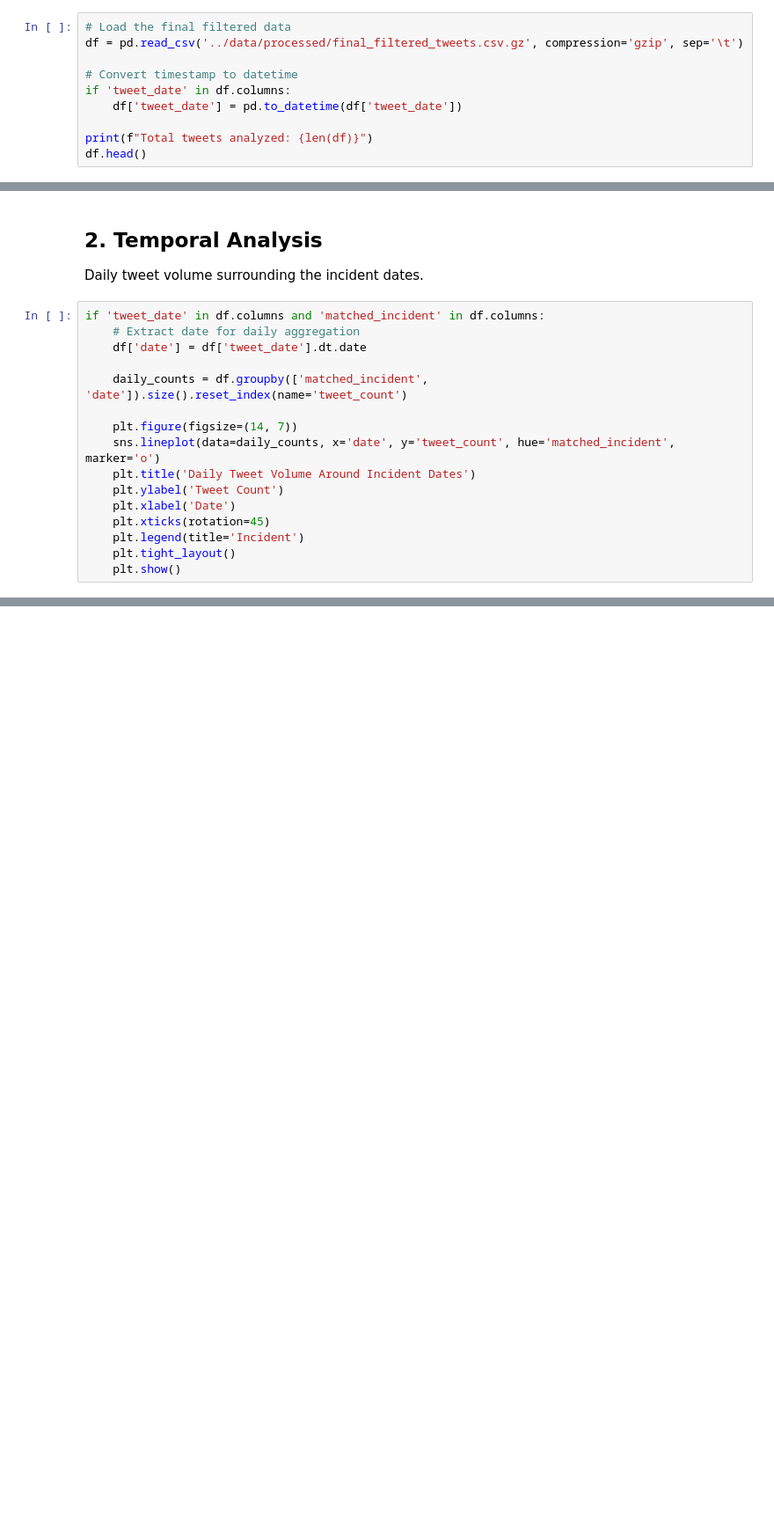
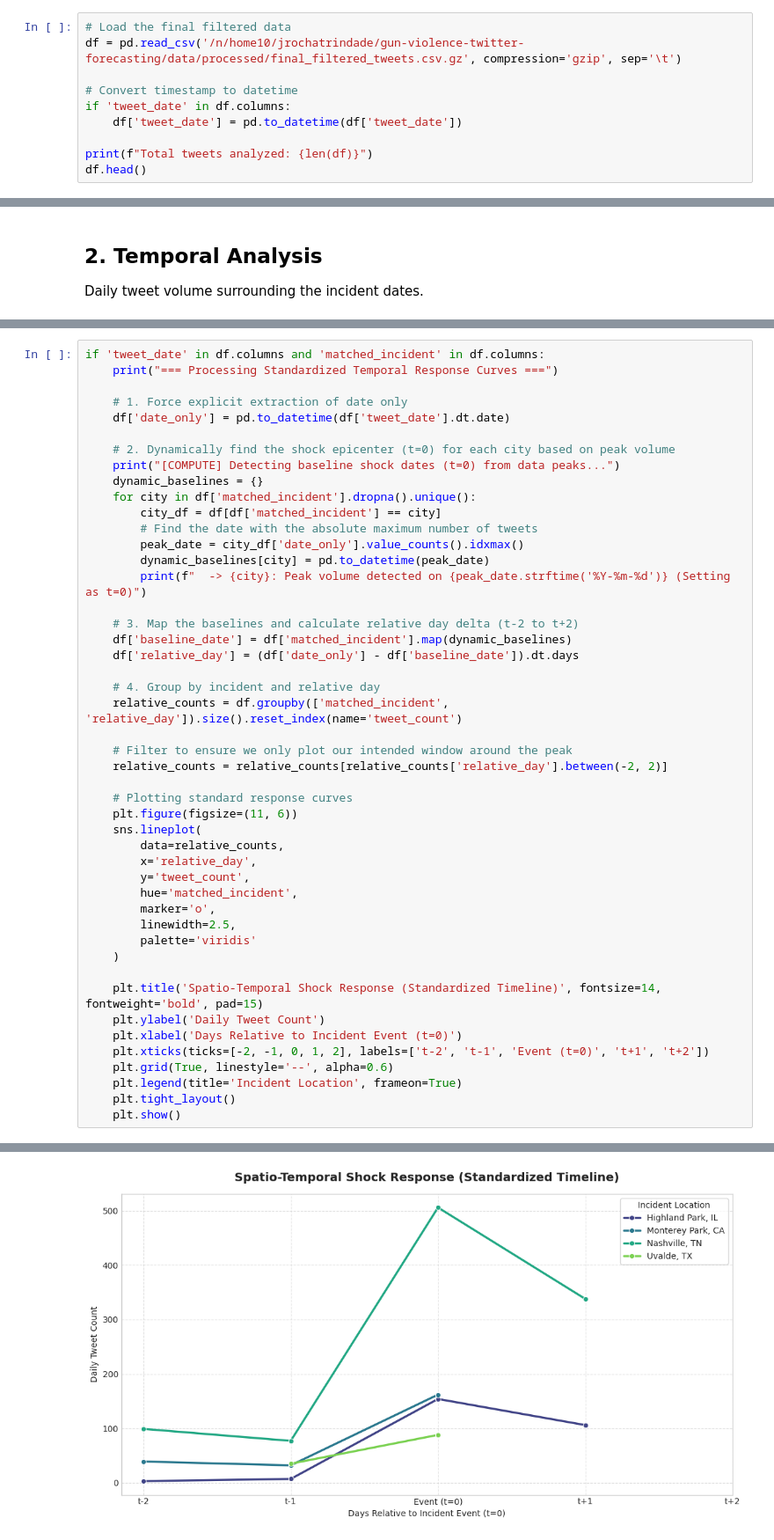
Before and after one commit to rtjaiany/asish_project_geoanalysis, a Jupyter notebook: notebooks/01_descriptive_analysis.ipynb, the cells around one changed output, grey strips where cells are left out. Shown at 88% size. Drawn from its saved outputs; the diff is of its cells as text; blank space fills up the shorter version.

```diff
--- a/notebooks/01_descriptive_analysis.ipynb
+++ b/notebooks/01_descriptive_analysis.ipynb
@@ -12,7 +12,7 @@ plt.style.use('seaborn-v0_8-whitegrid')
 sns.set_palette('viridis')
 # %%
 # Load the final filtered data
-df = pd.read_csv('../data/processed/final_filtered_tweets.csv.gz', compression='gzip', sep='\t')
+df = pd.read_csv('/n/home10/jrochatrindade/gun-violence-twitter-forecasting/data/processed/final_filtered_tweets.csv.gz', compression='gzip', sep='\t')
 
 # Convert timestamp to datetime
 if 'tweet_date' in df.columns:
@@ -37,19 +48,3 @@ if 'matched_incident' in df.columns:
 # %% [markdown]
 ## 2. Temporal Analysis
 Daily tweet volume surrounding the incident dates.
-# %%
-if 'tweet_date' in df.columns and 'matched_incident' in df.columns:
-    # Extract date for daily aggregation
-    df['date'] = df['tweet_date'].dt.date
-
-    daily_counts = df.groupby(['matched_incident', 'date']).size().reset_index(name='tweet_count')
-
-    plt.figure(figsize=(14, 7))
-    sns.lineplot(data=daily_counts, x='date', y='tweet_count', hue='matched_incident', marker='o')
-    plt.title('Daily Tweet Volume Around Incident Dates')
-    plt.ylabel('Tweet Count')
-    plt.xlabel('Date')
-    plt.xticks(rotation=45)
-    plt.legend(title='Incident')
-    plt.tight_layout()
-    plt.show()
@@ -68,0 +51,48 @@ if 'latitude' in df.columns and 'longitude' in df.columns:
+# %%
+if 'tweet_date' in df.columns and 'matched_incident' in df.columns:
+    print("=== Processing Standardized Temporal Response Curves ===")
+
+    # 1. Force explicit extraction of date only
+    df['date_only'] = pd.to_datetime(df['tweet_date'].dt.date)
+
+    # 2. Dynamically find the shock epicenter (t=0) for each city based on peak volume
+    print("[COMPUTE] Detecting baseline shock dates (t=0) from data peaks...")
+    dynamic_baselines = {}
+    for city in df['matched_incident'].dropna().unique():
+        city_df = df[df['matched_incident'] == city]
+        # Find the date with the absolute maximum number of tweets
+        peak_date = city_df['date_only'].value_counts().idxmax()
+        dynamic_baselines[city] = pd.to_datetime(peak_date)
+        print(f"  -> {city}: Peak volume detected on {peak_date.strftime('%Y-%m-%d')} (Setting as t=0)")
+
+    # 3. Map the baselines and calculate relative day delta (t-2 to t+2)
+    df['baseline_date'] = df['matched_incident'].map(dynamic_baselines)
+    df['relative_day'] = (df['date_only'] - df['baseline_date']).dt.days
+
+    # 4. Group by incident and relative day
+    relative_counts = df.groupby(['matched_incident', 'relative_day']).size().reset_index(name='tweet_count')
+
+    # Filter to ensure we only plot our intended window around the peak
+    relative_counts = relative_counts[relative_counts['relative_day'].between(-2, 2)]
+
+    # Plotting standard response curves
+    plt.figure(figsize=(11, 6))
+    sns.lineplot(
+        data=relative_counts,
+        x='relative_day',
+        y='tweet_count',
+        hue='matched_incident',
+        marker='o',
+        linewidth=2.5,
+        palette='viridis'
+    )
+
+    plt.title('Spatio-Temporal Shock Response (Standardized Timeline)', fontsize=14, fontweight='bold', pad=15)
+    plt.ylabel('Daily Tweet Count')
+    plt.xlabel('Days Relative to Incident Event (t=0)')
+    plt.xticks(ticks=[-2, -1, 0, 1, 2], labels=['t-2', 't-1', 'Event (t=0)', 't+1', 't+2'])
+    plt.grid(True, linestyle='--', alpha=0.6)
+    plt.legend(title='Incident Location', frameon=True)
+    plt.tight_layout()
+    plt.show()
+# %% [output]
@@ -68,0 +105 @@ if 'latitude' in df.columns and 'longitude' in df.columns:
+[figure, added]
```
Also changed, not shown: parts of 5 cells of this notebook, 1 other file.
